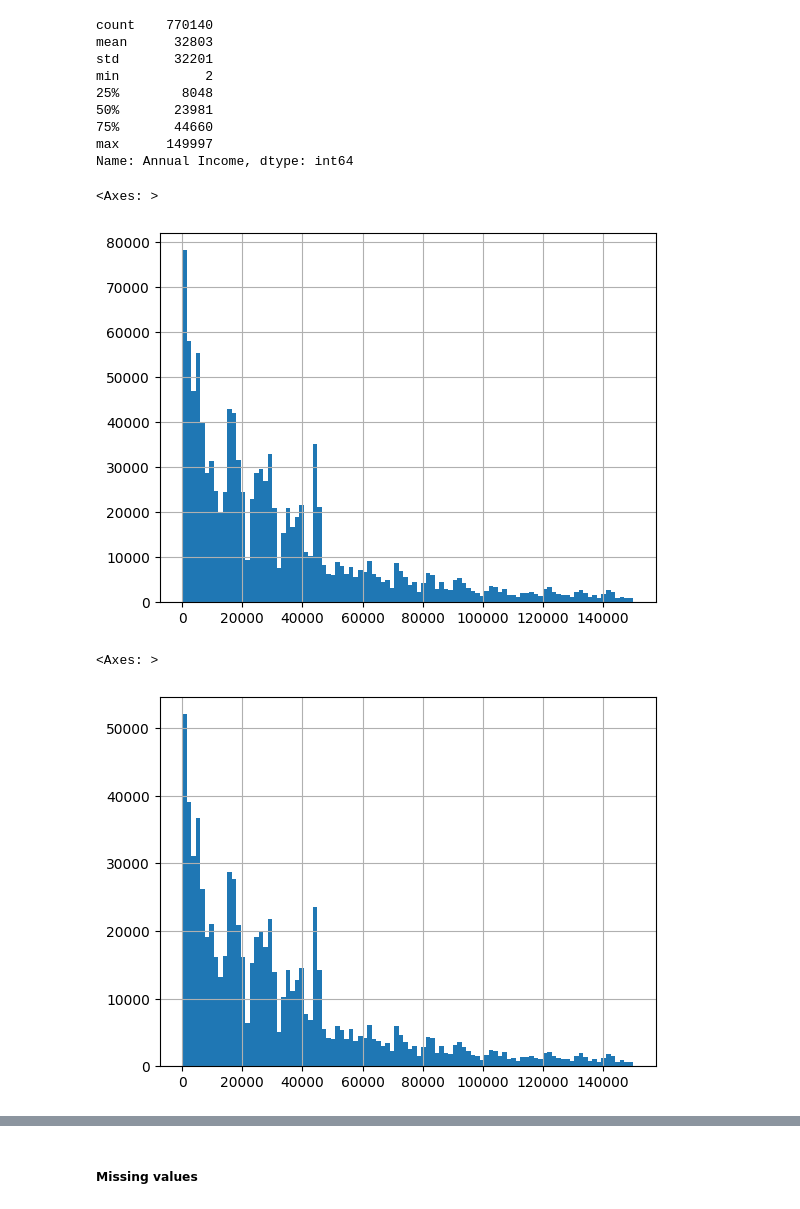
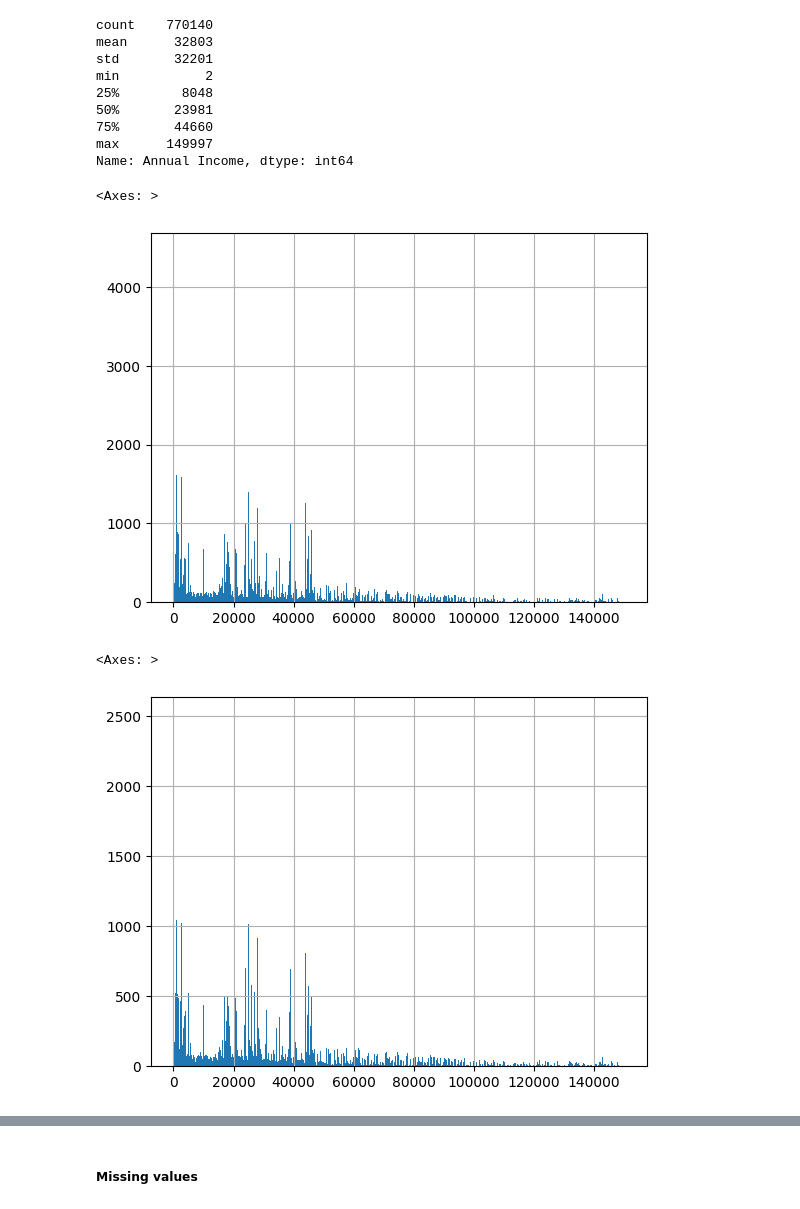
Before and after one commit to snaiws/kaggle, a Jupyter notebook: src/projects/Regression_with_an_Insurance_Dataset/EDA.ipynb, the cells around one changed output, grey strips where cells are left out. Saved outputs shown, nothing was run; the diff lists cells and outputs as text; code cells hidden in the pictures.

```diff
--- a/src/projects/Regression_with_an_Insurance_Dataset/EDA.ipynb
+++ b/src/projects/Regression_with_an_Insurance_Dataset/EDA.ipynb
@@ -542,15 +529,15 @@ min           2
 max      149997
 Name: Annual Income, dtype: int64
 # %%
-train['Annual Income'].hist(bins=100)
+train['Annual Income'].hist(bins=10000)
 # %% [output]
 <Axes: >
-[figure, old version]
+[figure, new version]
 # %%
-test['Annual Income'].hist(bins=100)
+test['Annual Income'].hist(bins=10000)
 # %% [output]
 <Axes: >
-[figure, old version]
+[figure, new version]
 # %%
 violin_plot(train, "Annual Income")
 # %% [output]
```
Also changed, not shown: parts of 32 cells of this notebook, 3 other files.
